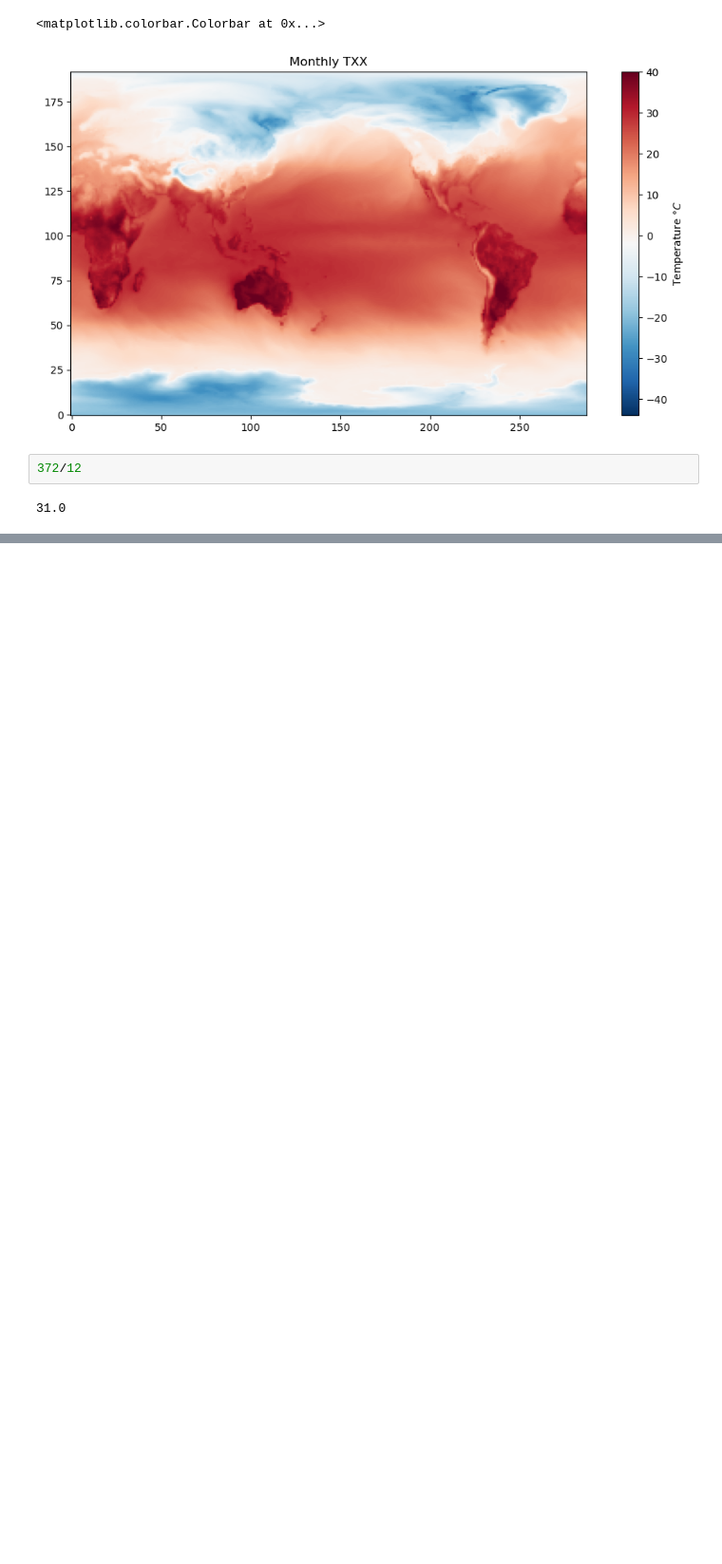
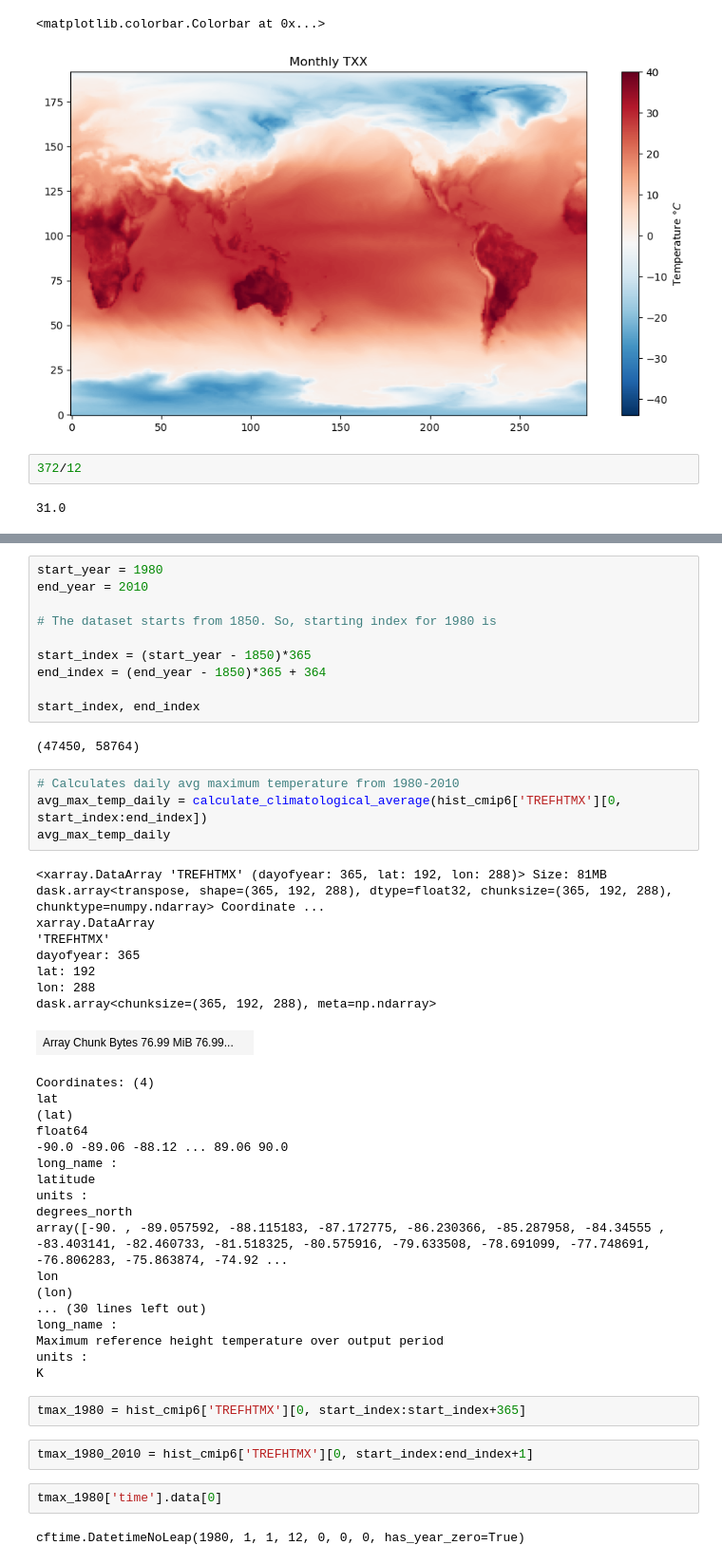
Before and after one commit to ProjectPythia/climate-variability-cookbook, a Jupyter notebook: notebooks/data_import_pyclimdex_Aman.ipynb, the cells around one changed output, grey strips where cells are left out. Shown at 95% size. Saved outputs shown, nothing was run; the diff lists cells and outputs as text; blank space fills up the shorter version.

```diff
--- a/notebooks/data_import_pyclimdex_Aman.ipynb
+++ b/notebooks/data_import_pyclimdex_Aman.ipynb
@@ -193,0 +277,50 @@ plt.colorbar(sm, ax=ax, label=r'Temperature ${\degree C}$')
+# %%
+start_year = 1980
+end_year = 2010
+
+# The dataset starts from 1850. So, starting index for 1980 is
+
+start_index = (start_year - 1850)*365
+end_index = (end_year - 1850)*365 + 364
+
+start_index, end_index
+# %% [output]
+(47450, 58764)
+# %%
+# Calculates daily avg maximum temperature from 1980-2010
+avg_max_temp_daily = calculate_climatological_average(hist_cmip6['TREFHTMX'][0, start_index:end_index])
+avg_max_temp_daily
+# %% [output]
+<xarray.DataArray 'TREFHTMX' (dayofyear: 365, lat: 192, lon: 288)> Size: 81MB dask.array<transpose, shape=(365, 192, 288), dtype=float32, chunksize=(365, 192, 288), chunktype=numpy.ndarray> Coordinate ...
+xarray.DataArray
+'TREFHTMX'
+dayofyear: 365
+lat: 192
+lon: 288
+dask.array<chunksize=(365, 192, 288), meta=np.ndarray>
+| Array Chunk Bytes 76.99 MiB 76.99... |  |
+Coordinates: (4)
+lat
+(lat)
+float64
+-90.0 -89.06 -88.12 ... 89.06 90.0
+long_name :
+latitude
+units :
+degrees_north
+array([-90. , -89.057592, -88.115183, -87.172775, -86.230366, -85.287958, -84.34555 , -83.403141, -82.460733, -81.518325, -80.575916, -79.633508, -78.691099, -77.748691, -76.806283, -75.863874, -74.92 ...
+lon
+(lon)
+... (30 lines left out)
+long_name :
+Maximum reference height temperature over output period
+units :
+K
+# %%
+tmax_1980 = hist_cmip6['TREFHTMX'][0, start_index:start_index+365]
+# %%
+tmax_1980_2010 = hist_cmip6['TREFHTMX'][0, start_index:end_index+1]
+# %%
+tmax_1980['time'].data[0]
+# %% [output]
+cftime.DatetimeNoLeap(1980, 1, 1, 12, 0, 0, 0, has_year_zero=True)
```
Also changed, not shown: parts of 13 cells of this notebook, 1 other file.
